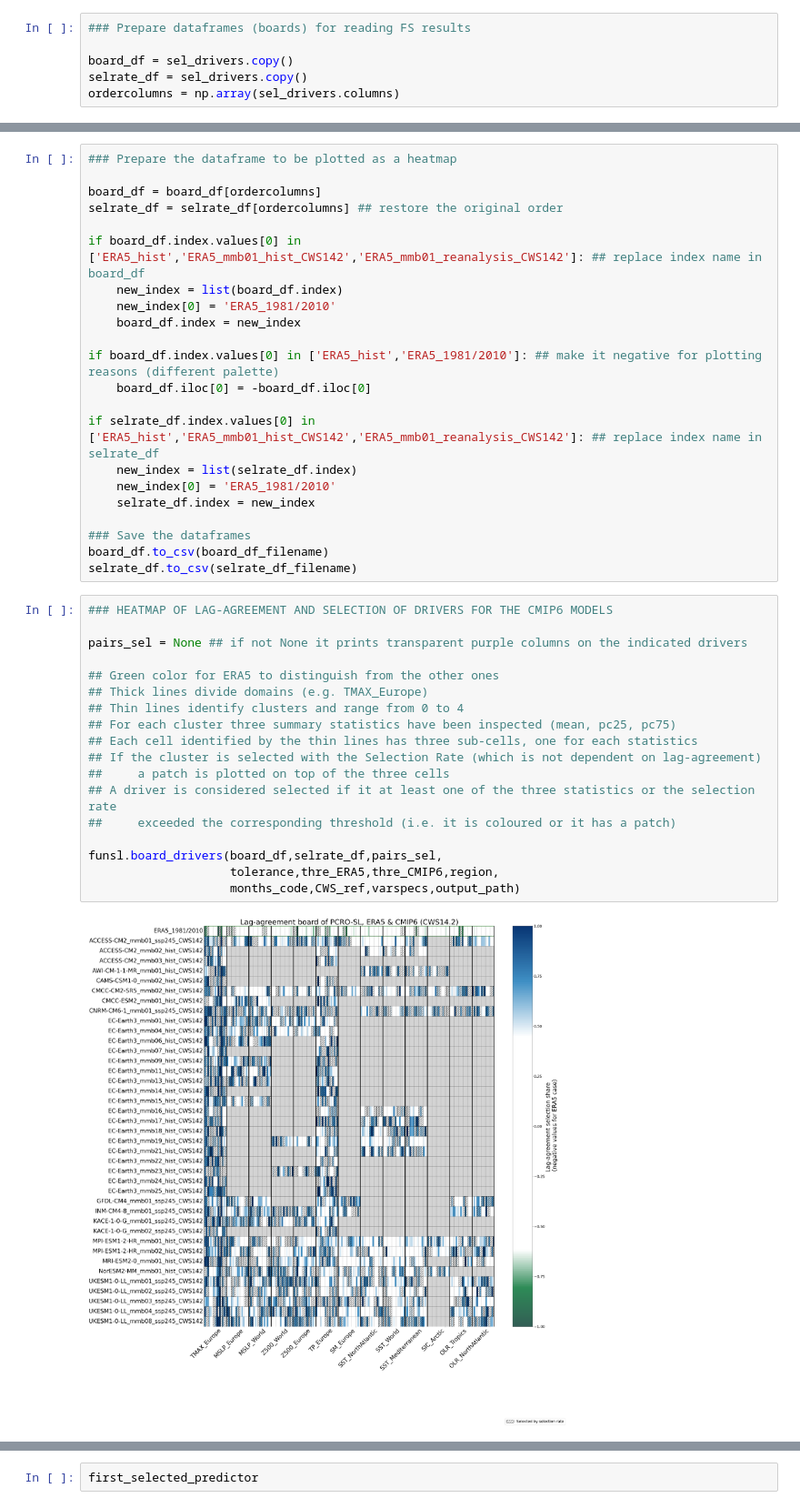
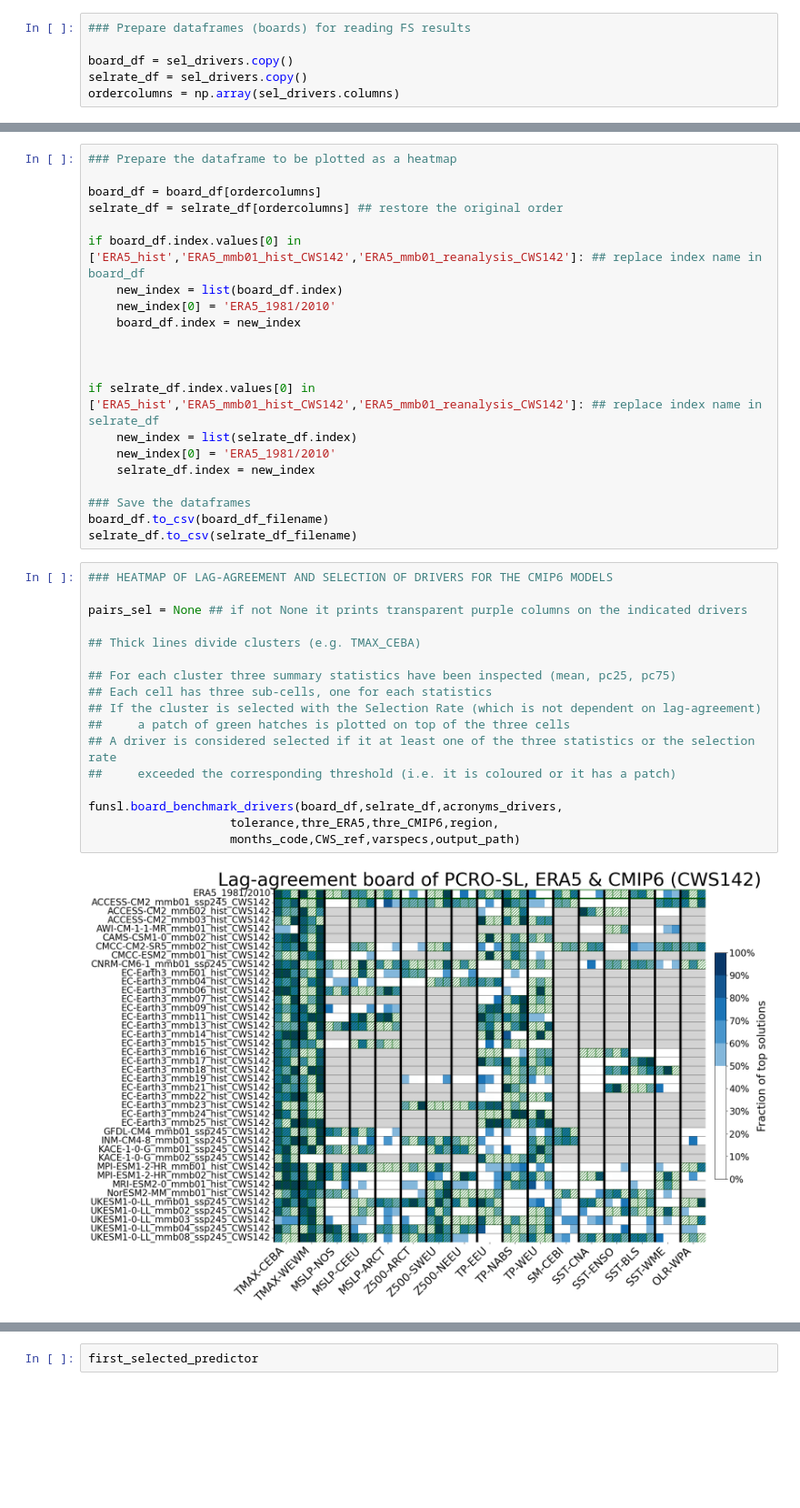
Before and after one commit to climateintelligence/owl, a Jupyter notebook: owl/4_StorylinesFutureHW.ipynb, the cells around one changed output, grey strips where cells are left out. Shown at 91% size. Saved outputs shown, nothing was run; the diff lists cells and outputs as text; blank space fills up the shorter version.

```diff
--- a/owl/4_StorylinesFutureHW.ipynb
+++ b/owl/4_StorylinesFutureHW.ipynb
@@ -428,8 +431,7 @@ if board_df.index.values[0] in ['ERA5_hist','ERA5_mmb01_hist_CWS142','ERA5_mmb01
     new_index[0] = 'ERA5_1981/2010'
     board_df.index = new_index
 
-if board_df.index.values[0] in ['ERA5_hist','ERA5_1981/2010']: ## make it negative for plotting reasons (different palette)
-    board_df.iloc[0] = -board_df.iloc[0]
+
 
 if selrate_df.index.values[0] in ['ERA5_hist','ERA5_mmb01_hist_CWS142','ERA5_mmb01_reanalysis_CWS142']: ## replace index name in selrate_df
     new_index = list(selrate_df.index)
@@ -442,23 +444,22 @@ selrate_df.to_csv(selrate_df_filename)
 # %%
 ### HEATMAP OF LAG-AGREEMENT AND SELECTION OF DRIVERS FOR THE CMIP6 MODELS
 
 pairs_sel = None ## if not None it prints transparent purple columns on the indicated drivers
 
-## Green color for ERA5 to distinguish from the other ones
-## Thick lines divide domains (e.g. TMAX_Europe)
-## Thin lines identify clusters and range from 0 to 4
+## Thick lines divide clusters (e.g. TMAX_CEBA)
+
 ## For each cluster three summary statistics have been inspected (mean, pc25, pc75)
-## Each cell identified by the thin lines has three sub-cells, one for each statistics
+## Each cell has three sub-cells, one for each statistics
 ## If the cluster is selected with the Selection Rate (which is not dependent on lag-agreement)
-##     a patch is plotted on top of the three cells
+##     a patch of green hatches is plotted on top of the three cells
 ## A driver is considered selected if it at least one of the three statistics or the selection rate
 ##     exceeded the corresponding threshold (i.e. it is coloured or it has a patch)
 
-funsl.board_drivers(board_df,selrate_df,pairs_sel,
+funsl.board_benchmark_drivers(board_df,selrate_df,acronyms_drivers,
                     tolerance,thre_ERA5,thre_CMIP6,region,
                     months_code,CWS_ref,varspecs,output_path)
 # %% [output]
-[figure, old version]
+[figure, new version]
 # %%
 ### DETERMINE HOW MANY VALIDATED MODELS FOR EACH PAIR OF ERA5-SELECTED DRIVERS
 
```
Also changed, not shown: parts of 45 cells of this notebook, 1 other file.
